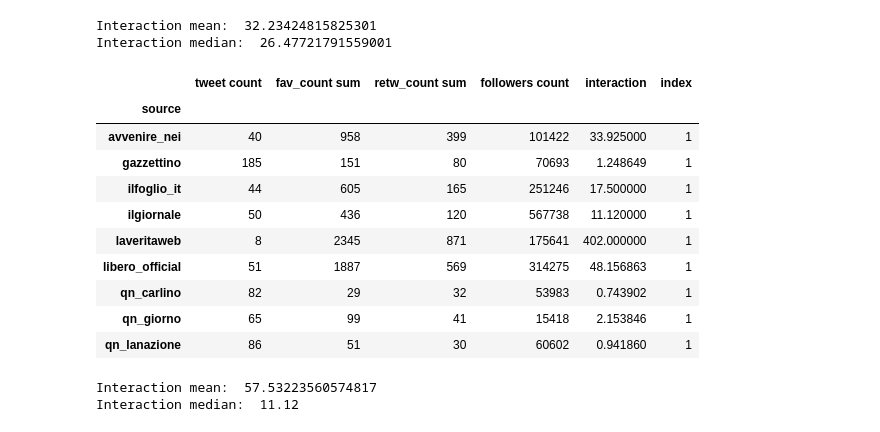
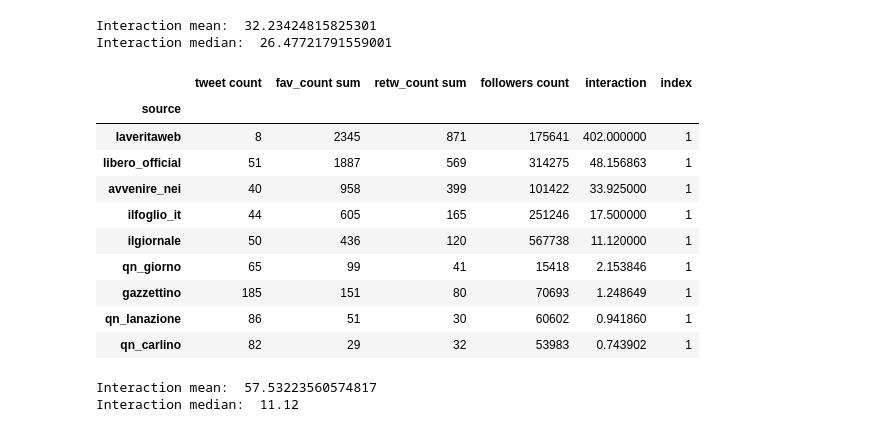
Before and after one commit to Dassoo/info-vis_project, a Jupyter notebook: ds_graphs.ipynb, the cells around one changed output. Cells and saved outputs as stored; diff of their text form; code cells hidden in the pictures.

```diff
--- a/ds_graphs.ipynb
+++ b/ds_graphs.ipynb
@@ -570,20 +552,20 @@ print('Interaction median: ',totC['interaction'].median())
 # %% [output]
 Interaction mean:  32.23424815825301
 Interaction median:  26.47721791559001
-# %%
-totDX
-# %% [output]
-|  | tweet count | fav_count sum | retw_count sum | followers count | interaction | index |
-| source |  |  |  |  |  |  |
-| avvenire_nei | 40 | 958 | 399 | 101422 | 33.925000 | 1 |
-| gazzettino | 185 | 151 | 80 | 70693 | 1.248649 | 1 |
-| ilfoglio_it | 44 | 605 | 165 | 251246 | 17.500000 | 1 |
-| ilgiornale | 50 | 436 | 120 | 567738 | 11.120000 | 1 |
-| laveritaweb | 8 | 2345 | 871 | 175641 | 402.000000 | 1 |
-| libero_official | 51 | 1887 | 569 | 314275 | 48.156863 | 1 |
-| qn_carlino | 82 | 29 | 32 | 53983 | 0.743902 | 1 |
-| qn_giorno | 65 | 99 | 41 | 15418 | 2.153846 | 1 |
-| qn_lanazione | 86 | 51 | 30 | 60602 | 0.941860 | 1 |
+# %%
+totDX.sort_values(by=['interaction'], ascending=False)
+# %% [output]
+|  | tweet count | fav_count sum | retw_count sum | followers count | interaction | index |
+| source |  |  |  |  |  |  |
+| laveritaweb | 8 | 2345 | 871 | 175641 | 402.000000 | 1 |
+| libero_official | 51 | 1887 | 569 | 314275 | 48.156863 | 1 |
+| avvenire_nei | 40 | 958 | 399 | 101422 | 33.925000 | 1 |
+| ilfoglio_it | 44 | 605 | 165 | 251246 | 17.500000 | 1 |
+| ilgiornale | 50 | 436 | 120 | 567738 | 11.120000 | 1 |
+| qn_giorno | 65 | 99 | 41 | 15418 | 2.153846 | 1 |
+| gazzettino | 185 | 151 | 80 | 70693 | 1.248649 | 1 |
+| qn_lanazione | 86 | 51 | 30 | 60602 | 0.941860 | 1 |
+| qn_carlino | 82 | 29 | 32 | 53983 | 0.743902 | 1 |
 # %%
 print('Interaction mean: ',totDX['interaction'].mean())
 print('Interaction median: ',totDX['interaction'].median())
```
Also changed, not shown: parts of 51 cells of this notebook, 2 other files.
